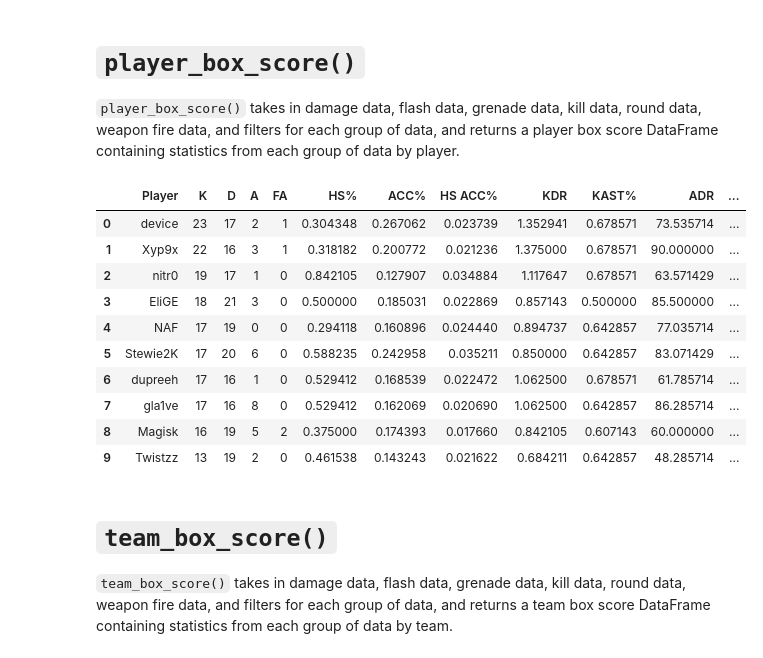
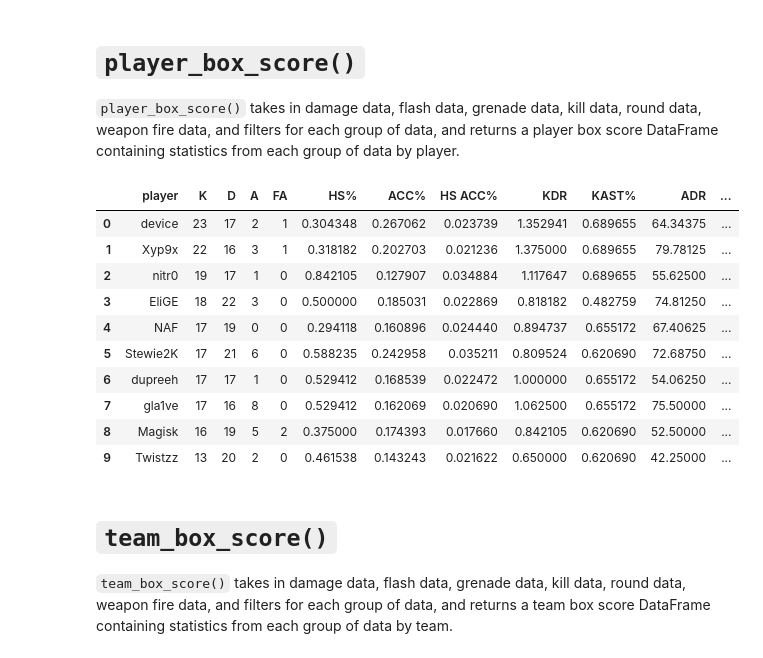
Before and after one commit to pnxenopoulos/awpy, a Jupyter notebook: examples/01_Basic_CSGO_Analysis.ipynb, the cells around one changed output. Saved outputs shown, nothing was run; the diff lists cells and outputs as text; code cells hidden in the pictures.

```diff
--- a/examples/01_Basic_CSGO_Analysis.ipynb
+++ b/examples/01_Basic_CSGO_Analysis.ipynb
@@ -1108,51 +1102,51 @@ def player_box_score(
 ) -> pd.DataFrame:
     k_stats = kill_stats(
         damage_data,
         kill_data,
         round_data,
         weapon_fire_data,
         damage_filters,
         kill_filters,
         death_filters,
         round_filters,
         weapon_fire_filters,
     )
     k_stats = k_stats[
-        ["Player", "K", "D", "A", "FA", "HS%", "ACC%", "HS ACC%", "KDR", "KAST%"]
+        ["player", "K", "D", "A", "FA", "HS%", "ACC%", "HS ACC%", "KDR", "KAST%"]
     ]
     adr_stats = adr(damage_data, round_data, damage_filters, round_filters)
-    adr_stats = adr_stats[["Player", "Norm ADR"]]
-    adr_stats.columns = ["Player", "ADR"]
+    adr_stats = adr_stats[["player", "Norm ADR"]]
+    adr_stats.columns = ["player", "ADR"]
     ud_stats = util_dmg(damage_data, grenade_data, damage_filters, grenade_filters)
-    ud_stats = ud_stats[["Player", "UD", "UD Per Nade"]]
+    ud_stats = ud_stats[["player", "UD", "UD Per Nade"]]
     f_stats = flash_stats(
         flash_data,
         grenade_data,
         kill_data,
         flash_filters,
         grenade_filters,
         kill_filters,
     )
-    f_stats = f_stats[["Player", "EF", "EF Per Throw"]]
+    f_stats = f_stats[["player", "EF", "EF Per Throw"]]
     box_score = k_stats.merge(adr_stats, how="outer").fillna(0)
     box_score = box_score.merge(ud_stats, how="outer").fillna(0)
     box_score = box_score.merge(f_stats, how="outer").fillna(0)
     return box_score
 
-player_box_score(data_df["Damages"], data_df["Flashes"], data_df["Grenades"],
-                 data_df["Kills"], data_df["Rounds"], data_df["WeaponFires"])
+player_box_score(data_df["damages"], data_df["flashes"], data_df["grenades"],
+                 data_df["kills"], data_df["rounds"], data_df["weaponFires"])
 # %% [output]
-|  | Player | K | D | A | FA | HS% | ACC% | HS ACC% | KDR | KAST% | ADR | ... |
-| 0 | device | 23 | 17 | 2 | 1 | 0.304348 | 0.267062 | 0.023739 | 1.352941 | 0.678571 | 73.535714 | ... |
-| 1 | Xyp9x | 22 | 16 | 3 | 1 | 0.318182 | 0.200772 | 0.021236 | 1.375000 | 0.678571 | 90.000000 | ... |
-| 2 | nitr0 | 19 | 17 | 1 | 0 | 0.842105 | 0.127907 | 0.034884 | 1.117647 | 0.678571 | 63.571429 | ... |
-| 3 | EliGE | 18 | 21 | 3 | 0 | 0.500000 | 0.185031 | 0.022869 | 0.857143 | 0.500000 | 85.500000 | ... |
-| 4 | NAF | 17 | 19 | 0 | 0 | 0.294118 | 0.160896 | 0.024440 | 0.894737 | 0.642857 | 77.035714 | ... |
-| 5 | Stewie2K | 17 | 20 | 6 | 0 | 0.588235 | 0.242958 | 0.035211 | 0.850000 | 0.642857 | 83.071429 | ... |
-| 6 | dupreeh | 17 | 16 | 1 | 0 | 0.529412 | 0.168539 | 0.022472 | 1.062500 | 0.678571 | 61.785714 | ... |
-| 7 | gla1ve | 17 | 16 | 8 | 0 | 0.529412 | 0.162069 | 0.020690 | 1.062500 | 0.642857 | 86.285714 | ... |
-| 8 | Magisk | 16 | 19 | 5 | 2 | 0.375000 | 0.174393 | 0.017660 | 0.842105 | 0.607143 | 60.000000 | ... |
-| 9 | Twistzz | 13 | 19 | 2 | 0 | 0.461538 | 0.143243 | 0.021622 | 0.684211 | 0.642857 | 48.285714 | ... |
+|  | player | K | D | A | FA | HS% | ACC% | HS ACC% | KDR | KAST% | ADR | ... |
+| 0 | device | 23 | 17 | 2 | 1 | 0.304348 | 0.267062 | 0.023739 | 1.352941 | 0.689655 | 64.34375 | ... |
+| 1 | Xyp9x | 22 | 16 | 3 | 1 | 0.318182 | 0.202703 | 0.021236 | 1.375000 | 0.689655 | 79.78125 | ... |
+| 2 | nitr0 | 19 | 17 | 1 | 0 | 0.842105 | 0.127907 | 0.034884 | 1.117647 | 0.689655 | 55.62500 | ... |
+| 3 | EliGE | 18 | 22 | 3 | 0 | 0.500000 | 0.185031 | 0.022869 | 0.818182 | 0.482759 | 74.81250 | ... |
+| 4 | NAF | 17 | 19 | 0 | 0 | 0.294118 | 0.160896 | 0.024440 | 0.894737 | 0.655172 | 67.40625 | ... |
+| 5 | Stewie2K | 17 | 21 | 6 | 0 | 0.588235 | 0.242958 | 0.035211 | 0.809524 | 0.620690 | 72.68750 | ... |
+| 6 | dupreeh | 17 | 17 | 1 | 0 | 0.529412 | 0.168539 | 0.022472 | 1.000000 | 0.655172 | 54.06250 | ... |
+| 7 | gla1ve | 17 | 16 | 8 | 0 | 0.529412 | 0.162069 | 0.020690 | 1.062500 | 0.655172 | 75.50000 | ... |
+| 8 | Magisk | 16 | 19 | 5 | 2 | 0.375000 | 0.174393 | 0.017660 | 0.842105 | 0.620690 | 52.50000 | ... |
+| 9 | Twistzz | 13 | 20 | 2 | 0 | 0.461538 | 0.143243 | 0.021622 | 0.650000 | 0.620690 | 42.25000 | ... |
 # %% [markdown]
 # `team_box_score()`
 `team_box_score()` takes in damage data, flash data, grenade data, kill data, round data, weapon fire data, and filters for each group of data, and returns a team box score DataFrame containing statistics from each group of data by team.
```
Also changed, not shown: parts of 16 cells of this notebook, 1 other file.
